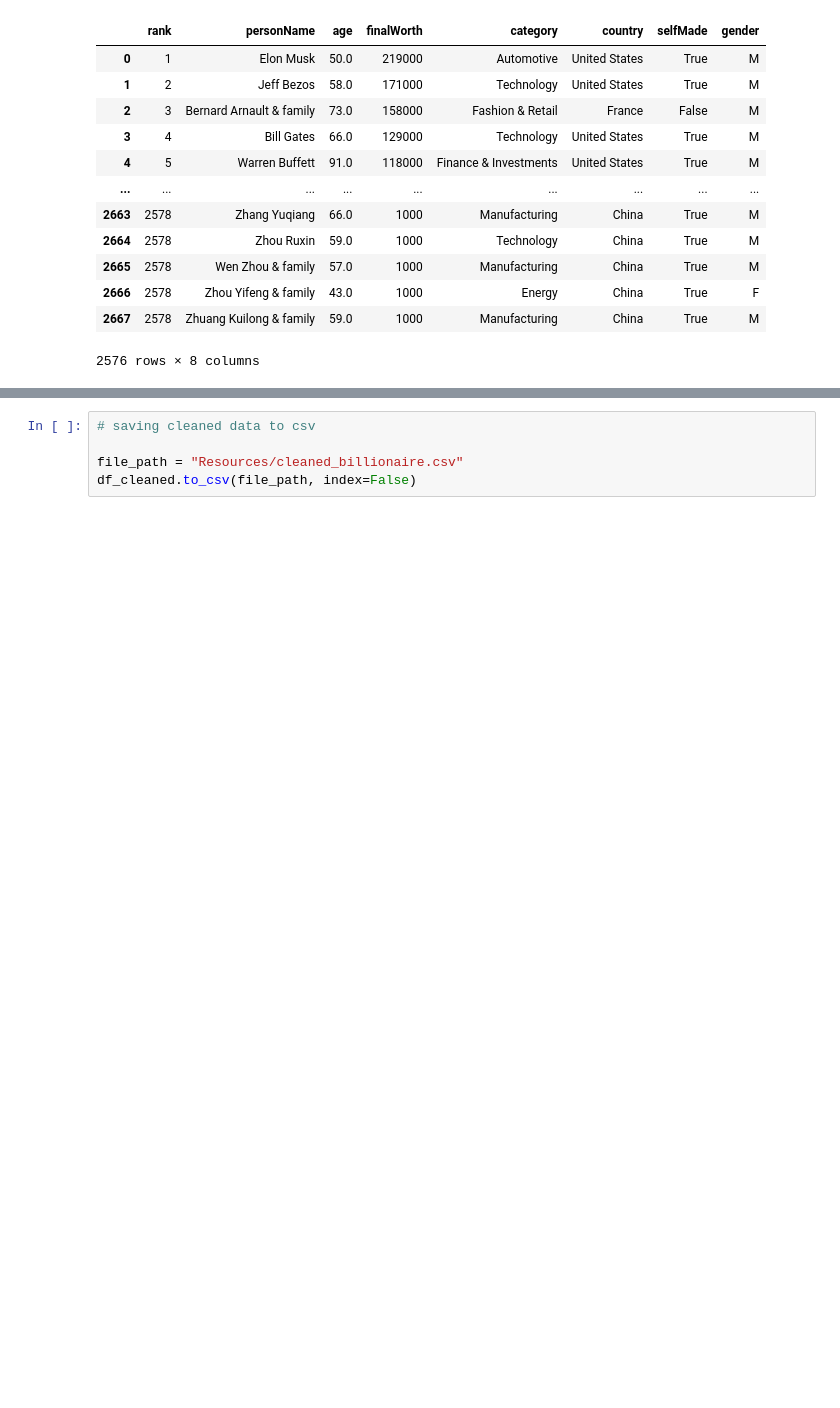
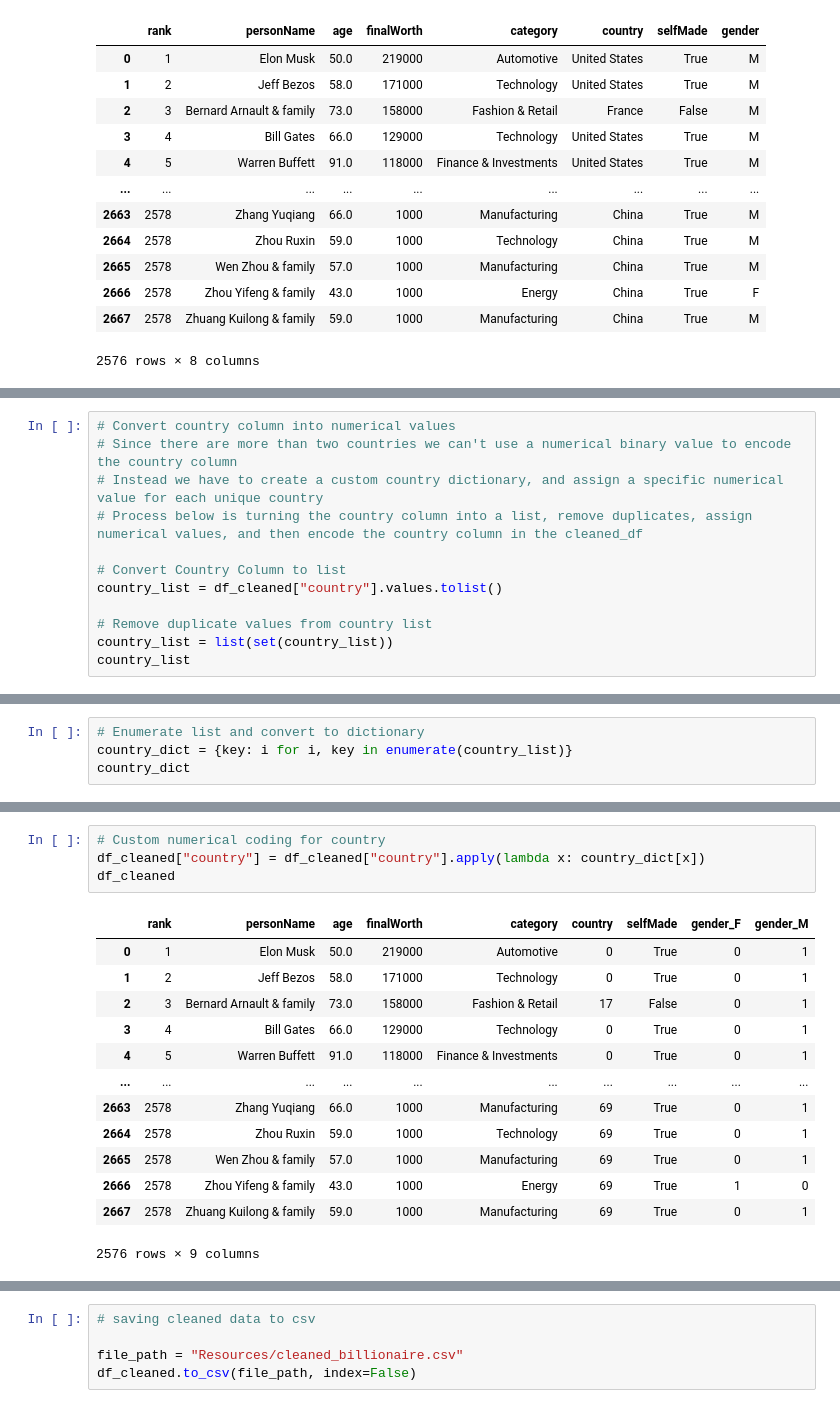
Before and after one commit to SEngel23/Billionaire_Analysis, a Jupyter notebook: cleaning_data.ipynb, the cells around one changed output, grey strips where cells are left out. Saved outputs shown, nothing was run; the diff lists cells and outputs as text; blank space fills up the shorter version.

```diff
--- a/cleaning_data.ipynb
+++ b/cleaning_data.ipynb
@@ -118,0 +138,12 @@ df_cleaned.drop_duplicates()
+# %%
+# Convert country column into numerical values
+# Since there are more than two countries we can't use a numerical binary value to encode the country column
+# Instead we have to create a custom country dictionary, and assign a specific numerical value for each unique country
+# Process below is turning the country column into a list, remove duplicates, assign numerical values, and then encode the country column in the cleaned_df
+
+# Convert Country Column to list
+country_list = df_cleaned["country"].values.tolist()
+
+# Remove duplicate values from country list
+country_list = list(set(country_list))
+country_list
@@ -118,0 +168,4 @@ df_cleaned.drop_duplicates()
+# %%
+# Enumerate list and convert to dictionary
+country_dict = {key: i for i, key in enumerate(country_list)}
+country_dict
@@ -118,0 +190,18 @@ df_cleaned.drop_duplicates()
+# %%
+# Custom numerical coding for country
+df_cleaned["country"] = df_cleaned["country"].apply(lambda x: country_dict[x])
+df_cleaned
+# %% [output]
+|  | rank | personName | age | finalWorth | category | country | selfMade | gender_F | gender_M |
+| 0 | 1 | Elon Musk | 50.0 | 219000 | Automotive | 0 | True | 0 | 1 |
+| 1 | 2 | Jeff Bezos | 58.0 | 171000 | Technology | 0 | True | 0 | 1 |
+| 2 | 3 | Bernard Arnault & family | 73.0 | 158000 | Fashion & Retail | 17 | False | 0 | 1 |
+| 3 | 4 | Bill Gates | 66.0 | 129000 | Technology | 0 | True | 0 | 1 |
+| 4 | 5 | Warren Buffett | 91.0 | 118000 | Finance & Investments | 0 | True | 0 | 1 |
+| ... | ... | ... | ... | ... | ... | ... | ... | ... | ... |
+| 2663 | 2578 | Zhang Yuqiang | 66.0 | 1000 | Manufacturing | 69 | True | 0 | 1 |
+| 2664 | 2578 | Zhou Ruxin | 59.0 | 1000 | Technology | 69 | True | 0 | 1 |
+| 2665 | 2578 | Wen Zhou & family | 57.0 | 1000 | Manufacturing | 69 | True | 0 | 1 |
+| 2666 | 2578 | Zhou Yifeng & family | 43.0 | 1000 | Energy | 69 | True | 1 | 0 |
+| 2667 | 2578 | Zhuang Kuilong & family | 59.0 | 1000 | Manufacturing | 69 | True | 0 | 1 |
+2576 rows × 9 columns
```
Also changed, not shown: parts of 7 cells of this notebook.
